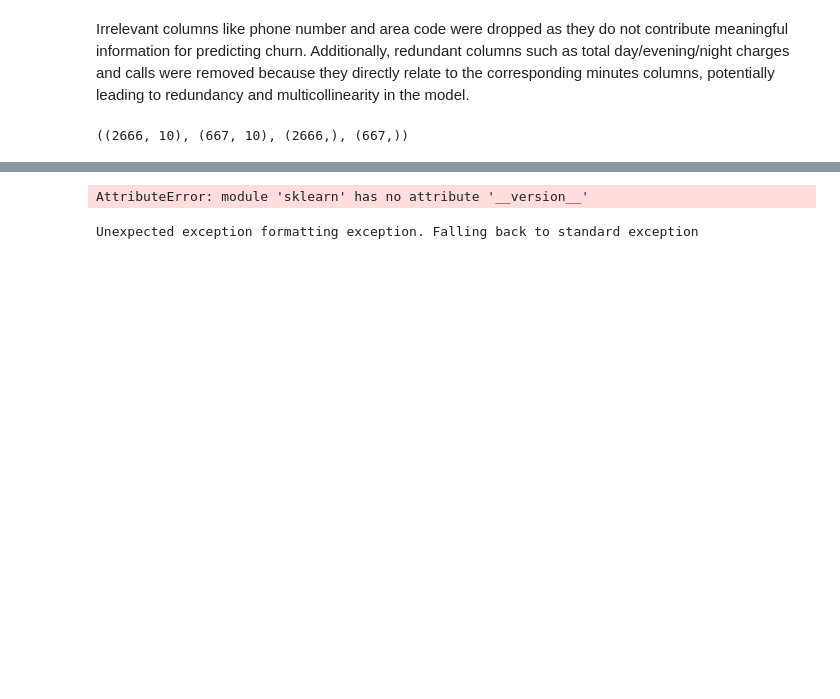
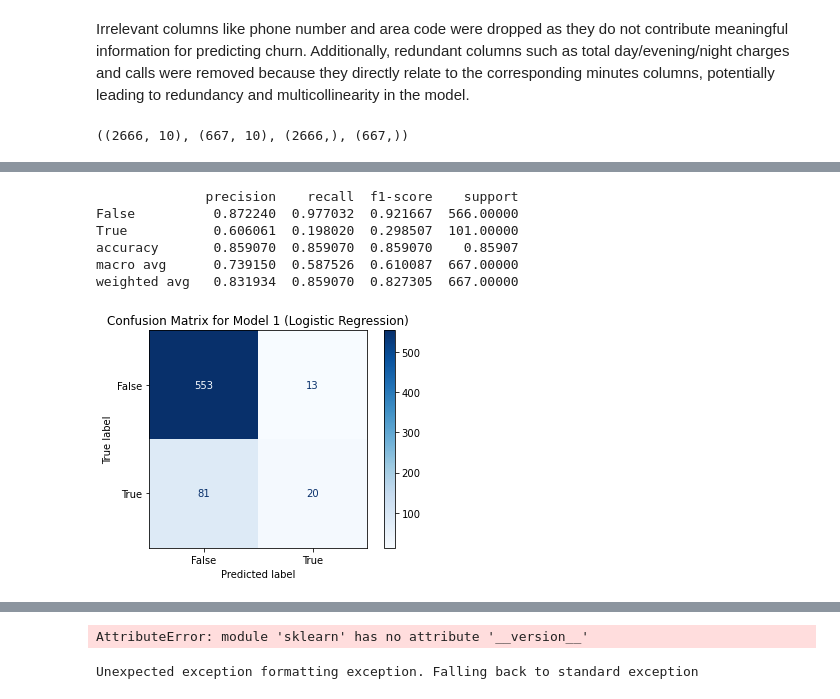
Before and after one commit to engige/syriatel_churn_modeling, a Jupyter notebook: index.ipynb, the cells around one changed output, grey strips where cells are left out. Drawn from its saved outputs; the diff is of its cells as text; code cells hidden in the pictures; blank space fills up the shorter version.

Commit message:
initiated modelling

```diff
--- a/index.ipynb
+++ b/index.ipynb
@@ -128,0 +166,48 @@ X_train.shape, X_test.shape, y_train.shape, y_test.shape
+# %%
+from sklearn.linear_model import LogisticRegression
+from sklearn.metrics import classification_report, accuracy_score
+
+# Initialize the Logistic Regression model
+log_reg = LogisticRegression(random_state=42, max_iter=1000)
+
+# Fit the model on the training data
+log_reg.fit(X_train_final, y_train)
+
+# Make predictions on the test data
+y_pred = log_reg.predict(X_test_final)
+
+# Evaluate the model
+accuracy = accuracy_score(y_test, y_pred)
+report = classification_report(y_test, y_pred)
+
+# Generate the classification report as a dictionary
+report_dict = classification_report(y_test, y_pred, output_dict=True)
+
+# Convert the classification report to a DataFrame for tabular display
+report_df = pd.DataFrame(report_dict).transpose()
+
+# Print the classification report in a tabular format
+print(report_df)
+# %% [output]
+              precision    recall  f1-score    support
+False          0.872240  0.977032  0.921667  566.00000
+True           0.606061  0.198020  0.298507  101.00000
+accuracy       0.859070  0.859070  0.859070    0.85907
+macro avg      0.739150  0.587526  0.610087  667.00000
+weighted avg   0.831934  0.859070  0.827305  667.00000
+# %%
+import matplotlib.pyplot as plt
+from sklearn.metrics import confusion_matrix, ConfusionMatrixDisplay
+
+# Generate the confusion matrix
+cm = confusion_matrix(y_test, y_pred)
+
+# Create a ConfusionMatrixDisplay object
+cmd = ConfusionMatrixDisplay(confusion_matrix=cm, display_labels=log_reg.classes_)
+
+# Plot the confusion matrix
+cmd.plot(cmap=plt.cm.Blues)
+plt.title("Confusion Matrix for Model 1 (Logistic Regression)")
+plt.show()
+# %% [output]
+[figure, added]
```
Also changed, not shown: parts of 10 cells of this notebook.
